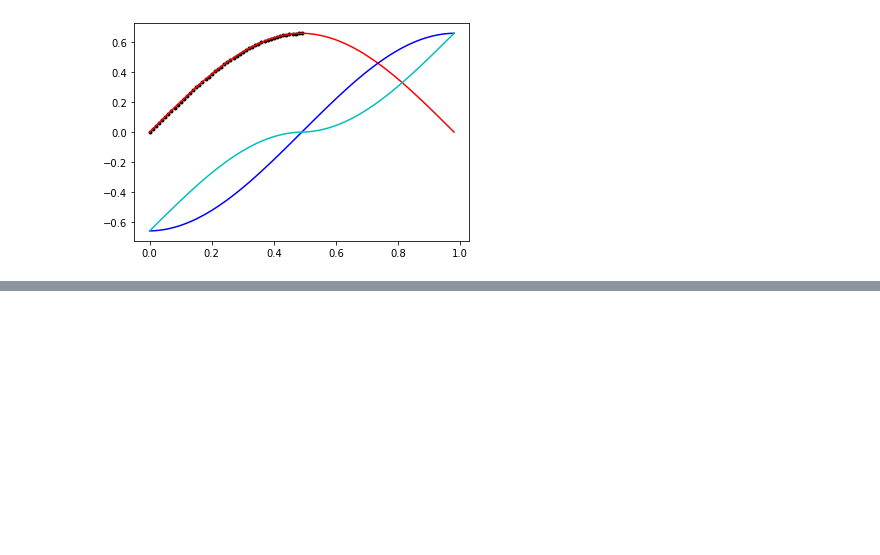
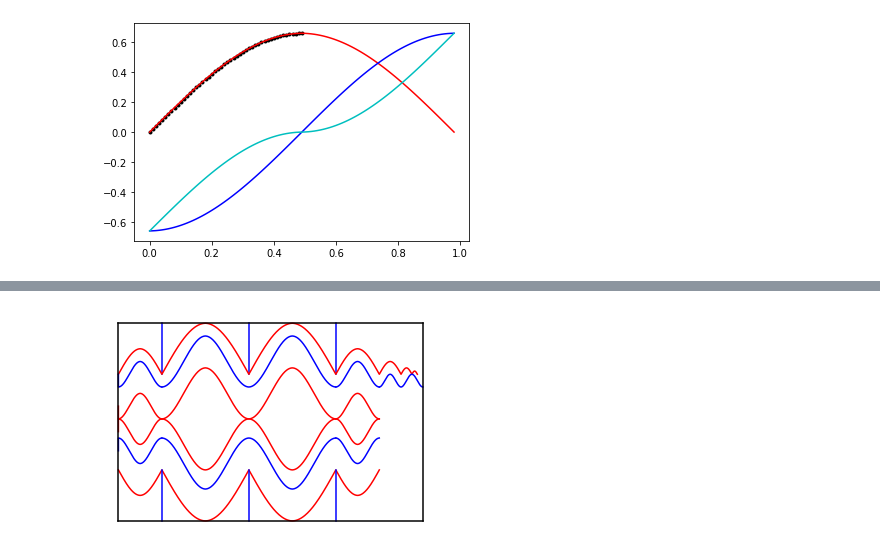
Before and after one commit to eleciawhite/origami, a Jupyter notebook: LukashevaCurved/KateTess.ipynb, the cells around one changed output, grey strips where cells are left out. Saved outputs shown, nothing was run; the diff lists cells and outputs as text; code cells hidden in the pictures; blank space fills up the shorter version.

```diff
--- a/LukashevaCurved/KateTess.ipynb
+++ b/LukashevaCurved/KateTess.ipynb
@@ -223,3 +298,28 @@ d
+# %%
+jellytwo = [
+    "blue  x20 |40 x40 |40  x40 |40 h0",
+    "red   A20     A40     A40     A20     A10 A5 A2.5 h-10.0",
+
+
+    "blue  x10 x10 B20 b20 B20 b20 x10 x10 h10",
+    "blue  B10 b10 x20 x20 x20 x20 B10 b10 h5",
+    "blue  x10 x10 x20 x20 x20 x20 x10 x10 B5 b5 B5 b5 h10",
+
+    "red  x10 x10 B20 b20 B20 b20 x10 x10 h10",
+    "red  B10 b10 x20 x20 x20 x20 B10 b10 h20",
+
+    "red   b10 B10 x20 x20 x20 x20 b10 B10 h10",
+    "red   x10 x10 b20 B20 b20 B20 x10 x10 h5",
+
+    "blue  b10 B10 x20 x20 x20 x20 b10 B10 h10",
+    "blue  x10 x10 b20 B20 b20 B20 x10 x10 h5",
+
+    "red U20 U40 U40 U20 h0",
+    "blue x20 |-40 x40 |-40 x40 |-40 h0",
+]
+interpret_tess("jellytwo",jellytwo, cvs)
+# %% [output]
+[figure, added]
 # %%
 curve
 # %% [output]
```
Also changed, not shown: parts of 9 cells of this notebook.
